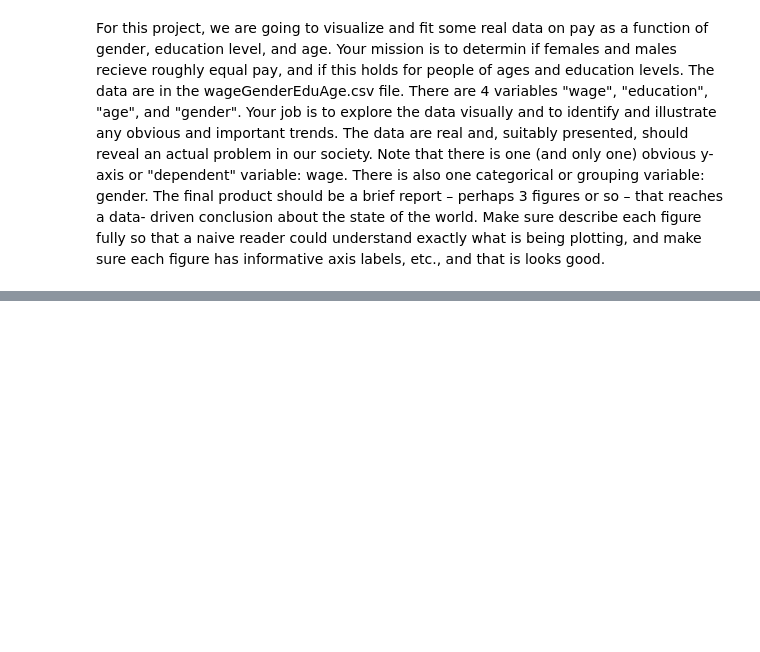
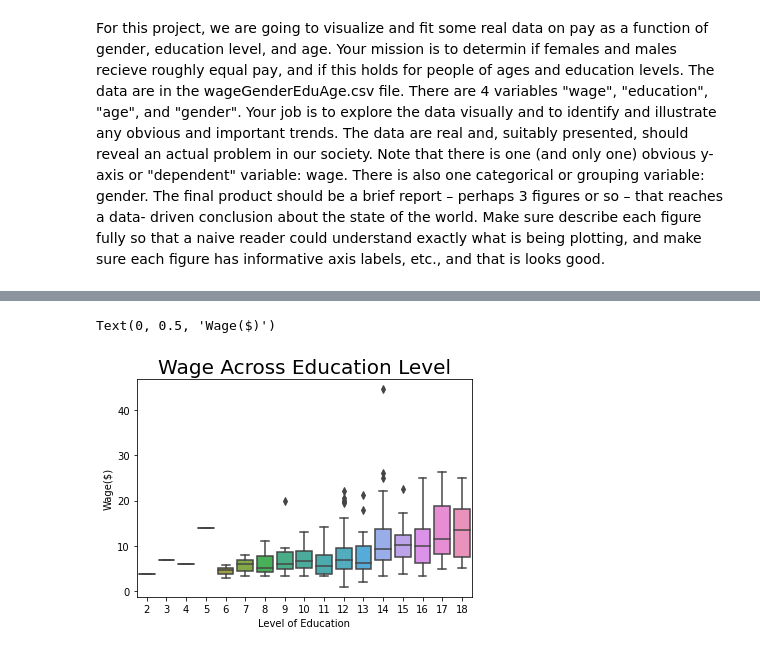
Before and after one commit to BryanMcSp/PythonTutorials, a Jupyter notebook: PSY341K_Project#2.ipynb, the cells around one changed output, grey strips where cells are left out. Cells and saved outputs as stored; diff of their text form; code cells hidden in the pictures; blank space fills up the shorter version.

```diff
--- a/PSY341K_Project#2.ipynb
+++ b/PSY341K_Project#2.ipynb
@@ -38,0 +84,9 @@ good.
+# %%
+sns.boxplot(data=df, x="education", y="wage")
+plt.title("Wage Across Education Level",
+         fontsize = 20)
+plt.xlabel("Level of Education")
+plt.ylabel("Wage($)")
+# %% [output]
+Text(0, 0.5, 'Wage($)')
+[figure, added]
```
Also changed, not shown: parts of 13 cells of this notebook.
